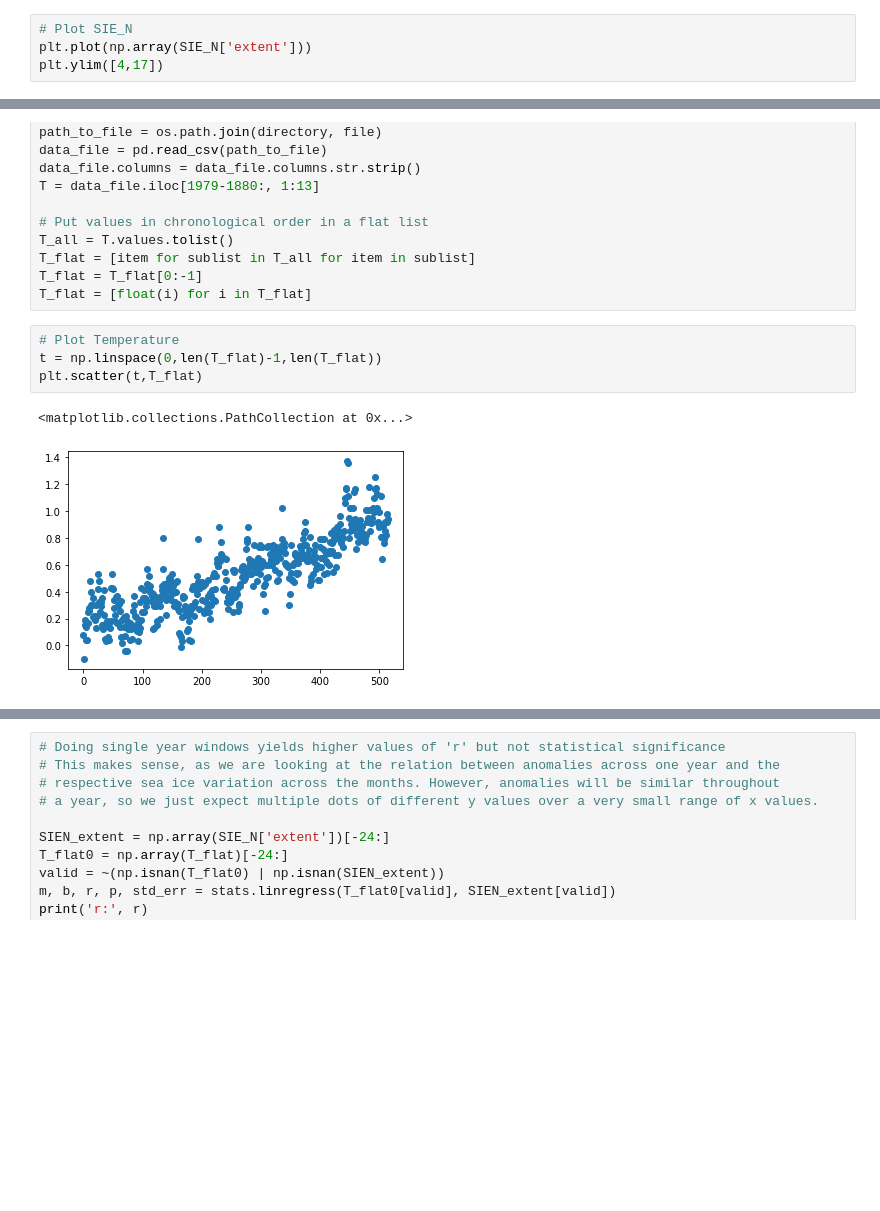
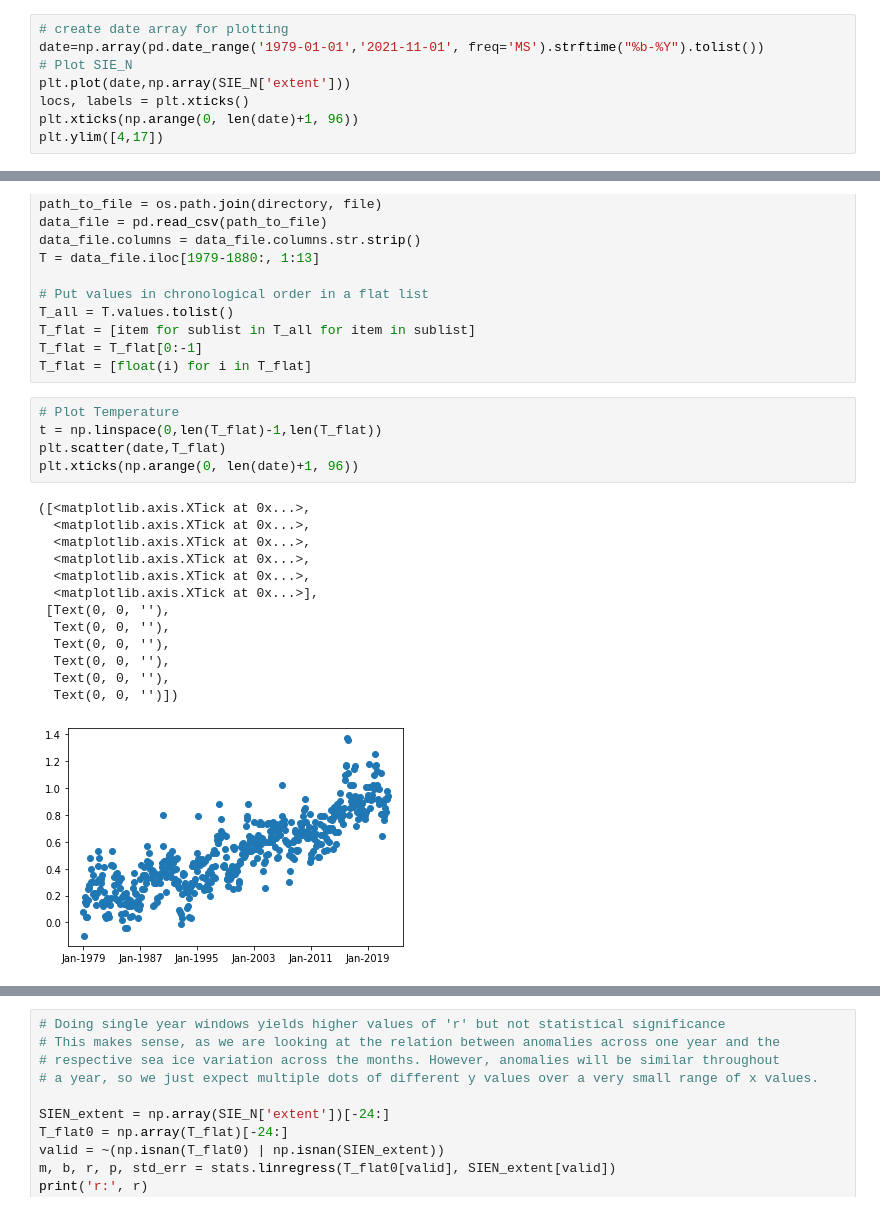
Before and after one commit to Rainette9/AO_Sea-ice, a Jupyter notebook: Data/Project5_Rainetteupdated_Ifuckedupthemerging.ipynb, the cells around one changed output, grey strips where cells are left out. Cells and saved outputs as stored; diff of their text form; blank space fills up the shorter version.

```diff
--- a/Data/Project5_Rainetteupdated_Ifuckedupthemerging.ipynb
+++ b/Data/Project5_Rainetteupdated_Ifuckedupthemerging.ipynb
@@ -38,6 +41,10 @@ SIE_N['extent'] = SIE_N['extent'].mask(SIE_N['extent'] < SIE_N['extent'].quantil
 # %%
+# create date array for plotting
+date=np.array(pd.date_range('1979-01-01','2021-11-01', freq='MS').strftime("%b-%Y").tolist())
 # Plot SIE_N
-plt.plot(np.array(SIE_N['extent']))
+plt.plot(date,np.array(SIE_N['extent']))
+locs, labels = plt.xticks()
+plt.xticks(np.arange(0, len(date)+1, 96))
 plt.ylim([4,17])
 # %% [output]
 (4.0, 17.0)
@@ -64,10 +68,22 @@ T_flat = [float(i) for i in T_flat]
 # %%
 # Plot Temperature
 t = np.linspace(0,len(T_flat)-1,len(T_flat))
-plt.scatter(t,T_flat)
+plt.scatter(date,T_flat)
+plt.xticks(np.arange(0, len(date)+1, 96))
 # %% [output]
-<matplotlib.collections.PathCollection at 0x...>
+([<matplotlib.axis.XTick at 0x...>,
+  <matplotlib.axis.XTick at 0x...>,
+  <matplotlib.axis.XTick at 0x...>,
+  <matplotlib.axis.XTick at 0x...>,
+  <matplotlib.axis.XTick at 0x...>,
+  <matplotlib.axis.XTick at 0x...>],
+ [Text(0, 0, ''),
+  Text(0, 0, ''),
+  Text(0, 0, ''),
+  Text(0, 0, ''),
+  Text(0, 0, ''),
+  Text(0, 0, '')])
-[figure, old version]
+[figure, new version]
 # %%
 # Doing all the data points yields very bad r
 SIEN_extent = np.array(SIE_N['extent'])
```
Also changed, not shown: parts of 10 cells of this notebook.
